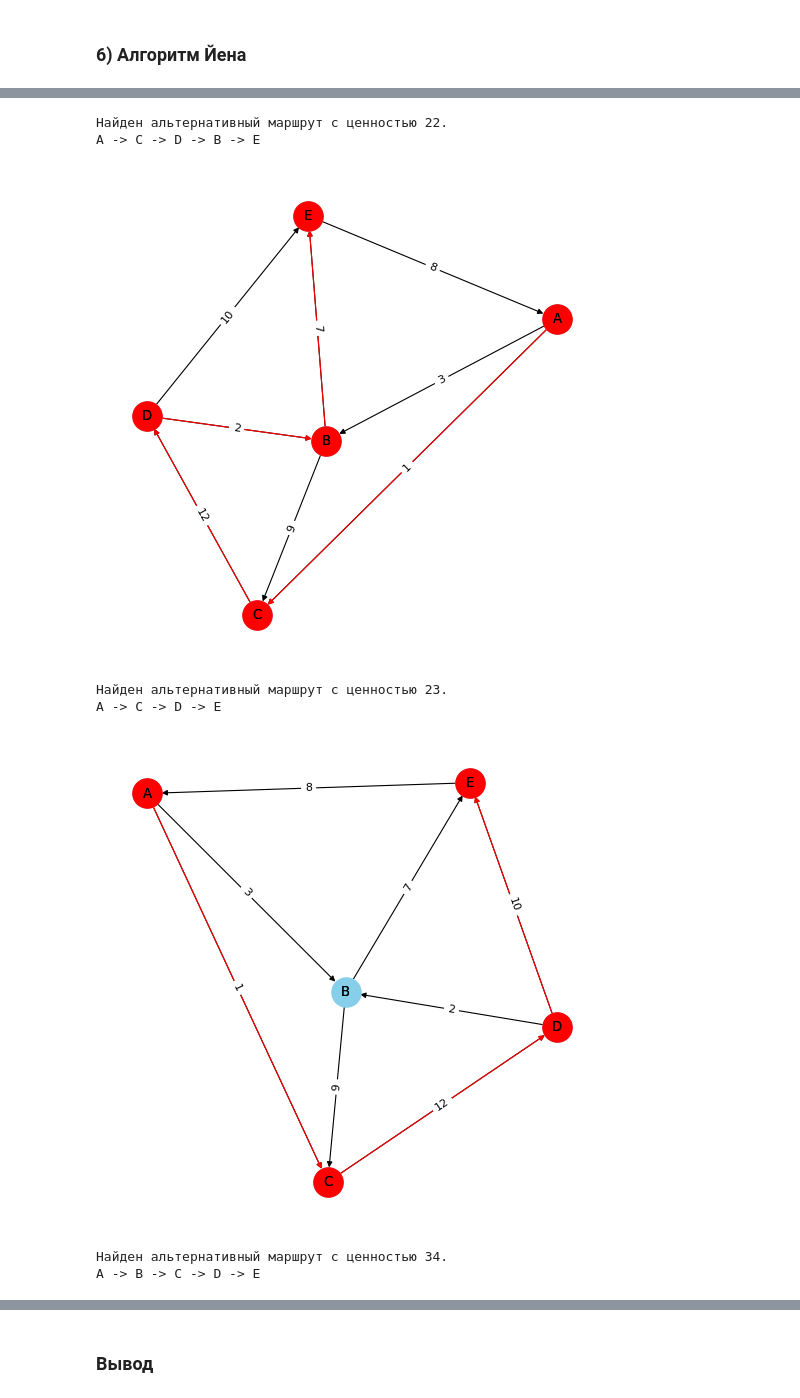
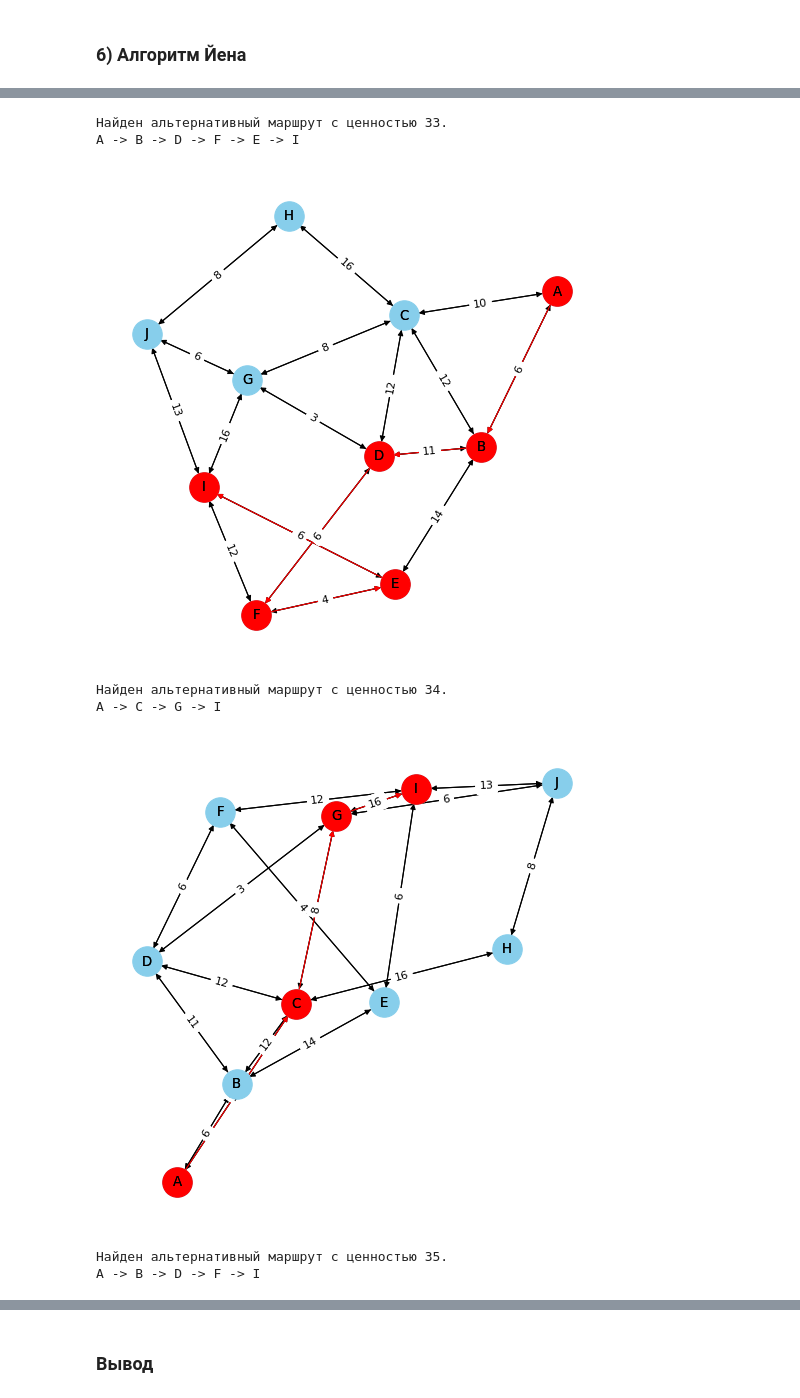
Before and after one commit to LushinEA/Data-Structures-and-Algorithms, a Jupyter notebook: labs/Lab6.ipynb, the cells around one changed output, grey strips where cells are left out. Cells and saved outputs as stored; diff of their text form; code cells hidden in the pictures.

```diff
--- a/labs/Lab6.ipynb
+++ b/labs/Lab6.ipynb
@@ -432,12 +540,12 @@ def read_matrix(filename):
 
 
 
-matrix = read_matrix('C:\\Users\\lushi\\Рабочий стол\\4 семестр\\СиАОД\\SiAOD\\Data-Structures-and-Algorithms\\Lab6_matrix\\6.txt')
+matrix = read_matrix('../Lab6_matrix/2.txt')
 
 G = G_graph(matrix)
 
 K = 4
-dictionary = yenKSP(G, 'A', 'E', K) #<----------- Установка координат
+dictionary = yenKSP(G, 'A', 'I', K) #<----------- Установка координат
 
 path = []
 dist_path = []
@@ -451,9 +559,7 @@ for el1, vector in enumerate(path):
     else:
         path[el1] = temp
     temp = []
-print(path)
 
 dist_path = list(dictionary.values())
-print(dist_path)
 print_graph(matrix, path, dist_path)
 # %% [output]
@@ -465,8 +569,8 @@ A -> B -> E
-Найден альтернативный маршрут с ценностью 22.
-A -> C -> D -> B -> E
+Найден альтернативный маршрут с ценностью 33.
+A -> B -> D -> F -> E -> I
-[figure, old version]
+[figure, new version]
-Найден альтернативный маршрут с ценностью 23.
-A -> C -> D -> E
+Найден альтернативный маршрут с ценностью 34.
+A -> C -> G -> I
-[figure, old version]
+[figure, new version]
-Найден альтернативный маршрут с ценностью 34.
-A -> B -> C -> D -> E
+Найден альтернативный маршрут с ценностью 35.
+A -> B -> D -> F -> I
```
Also changed, not shown: parts of 4 cells of this notebook.
